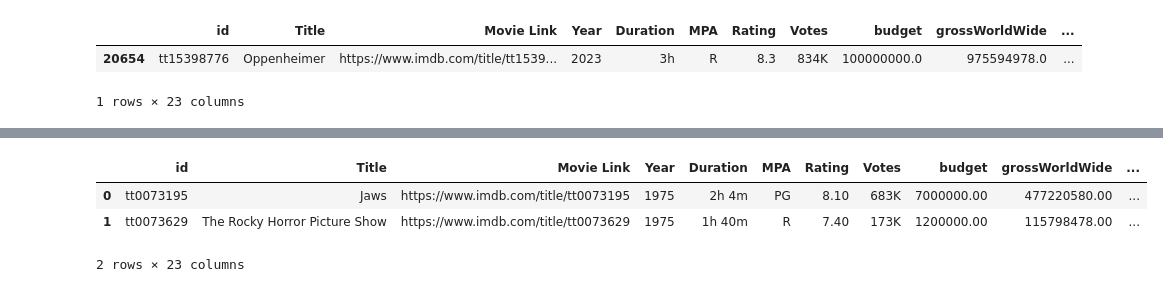
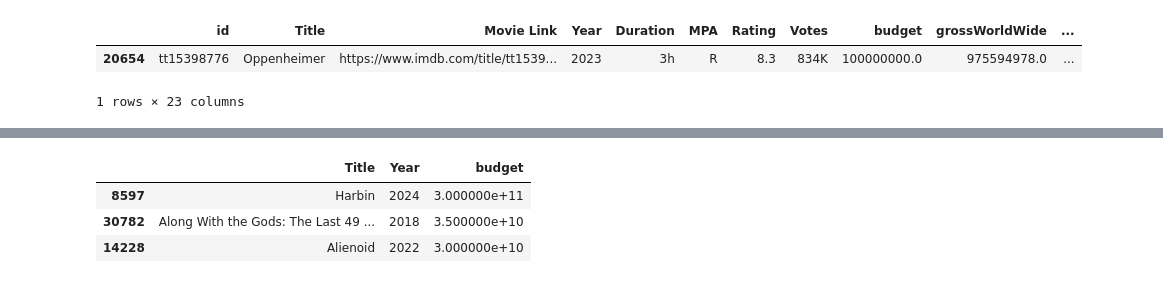
Before and after one commit to jvitsilva/Statistics_for_Data-Science, a Jupyter notebook: notebooktest.ipynb, the cells around one changed output, grey strips where cells are left out. Cells and saved outputs as stored; diff of their text form; code cells hidden in the pictures.

Commit message:
Adicionando tratamentos de dados e vizualizando tabelas

```diff
--- a/notebooktest.ipynb
+++ b/notebooktest.ipynb
@@ -1,10 +0,0 @@
-# %%
-import pandas as pd
-pd.set_option('display.float_format', '{:.2f}'.format)
-
-tabela = pd.DataFrame(
-    {"Nome": ["Lira", "Fabrício"],
-     "Idade": [25, 29]
-    }
-)
-display(tabela)
@@ -190,8 +79,3 @@ Name: 14006, dtype: object
 # %%
-filmes_df_sort = filmes_df.sort_values(by = 'Year', ascending=False) #ordenando pelo ano mais recente
-filmes_df_sort.head(5) #As 5 primeiras linhas
-filmes_df = filmes_df_sort
-display(filmes_df)
-#budget = filmes_df.loc[filmes_df['budget'] >= 10000000000, 'Title'].values #recuper todos os valores da coluna Title onde os valores na coluna budget são maiores ou iguais a 10 bilhões.
-#print(budget)
+display(filmes_df.loc[filmes_df['budget'] >= 10000000000, ['Title', 'budget']].sort_values(by='budget', ascending=False).values) #recuper todos os valores da coluna Title onde os valores na coluna budget são maiores ou iguais a 10 bilhões.
 # %% [output]
@@ -211,9 +97,9 @@ display(filmes_df)
 # %%
-filmes_df = pd.DataFrame(filmes)
-#display(filmes_df.sort_values(by='budget', ascending=False).head(2))
-display(filmes_df.head(2))
+budget_df = filmes_df.sort_values(by='budget', ascending=False)
+#display(filmes_df.head(2))
+budget_df[['Title', 'Year', 'budget']].head(3)
 # %% [output]
-|  | id | Title | Movie Link | Year | Duration | MPA | Rating | Votes | budget | grossWorldWide | ... |
-| 0 | tt0073195 | Jaws | https://www.imdb.com/title/tt0073195 | 1975 | 2h 4m | PG | 8.10 | 683K | 7000000.00 | 477220580.00 | ... |
-| 1 | tt0073629 | The Rocky Horror Picture Show | https://www.imdb.com/title/tt0073629 | 1975 | 1h 40m | R | 7.40 | 173K | 1200000.00 | 115798478.00 | ... |
+|  | Title | Year | budget |
+| 8597 | Harbin | 2024 | 3.000000e+11 |
+| 30782 | Along With the Gods: The Last 49 ... | 2018 | 3.500000e+10 |
+| 14228 | Alienoid | 2022 | 3.000000e+10 |
-2 rows × 23 columns
```
Also changed, not shown: parts of 31 cells of this notebook, 1 other file.
